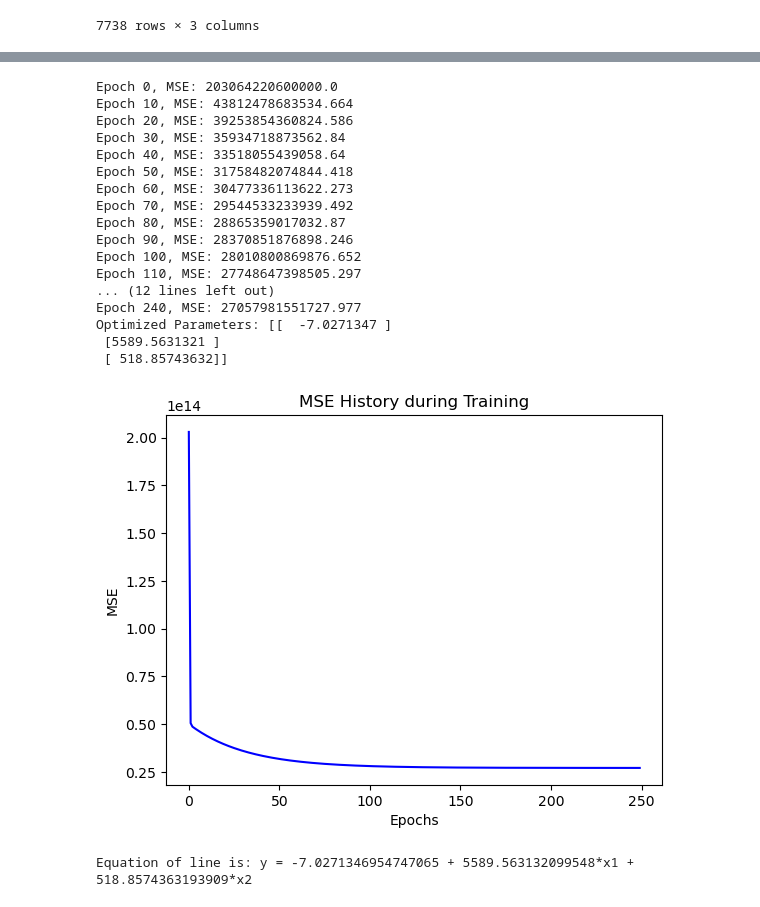
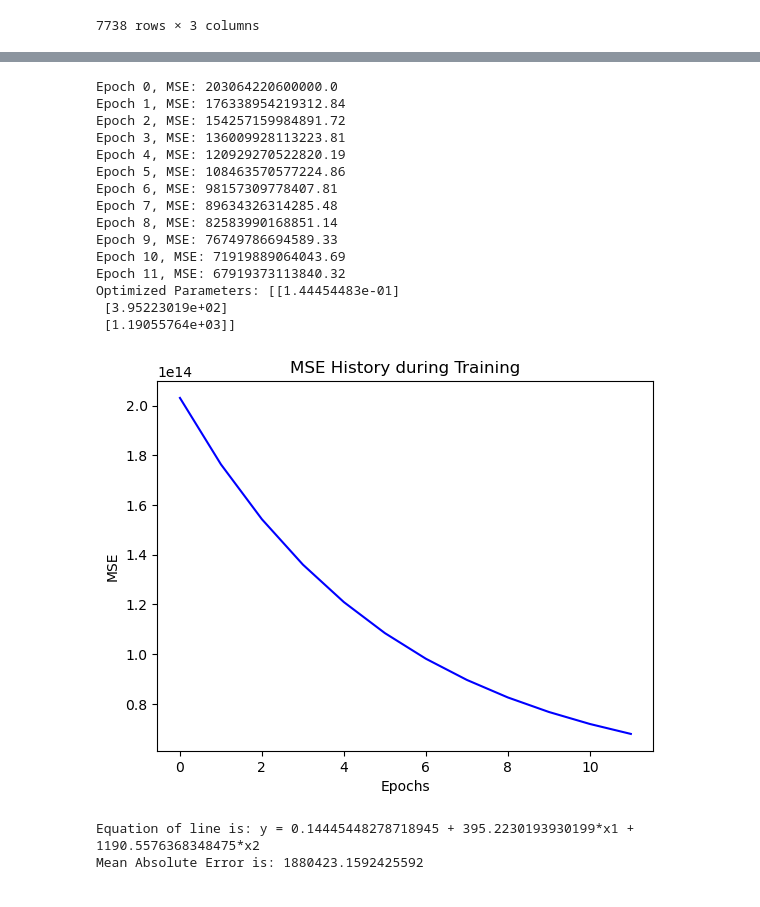
Before and after one commit to Abhishek7415/IA, a Jupyter notebook: Untitled - Copy.ipynb, the cells around one changed output, grey strips where cells are left out. Cells and saved outputs as stored; diff of their text form; code cells hidden in the pictures.

```diff
--- a/Untitled - Copy.ipynb
+++ b/Untitled - Copy.ipynb
@@ -25,7 +25,7 @@ data_use
 # %%
 #Splitting dataset for training and testing
 train_data = data_use.iloc[0:500]
-test_data = data_use.iloc[5700:5750]
+test_data = data_use.iloc[5700:5850]
 
 # making target vaue and variables to do linear regression
 X = train_data[['area']]
@@ -160,7 +160,7 @@ def gradient_descent(X, y, learning_rate=0.00001, epochs=1000, convergence_thres
             break
 
         # Print the cost at every iteration
-        if epoch % 1 == 0:
+        if epoch % 100 == 0:
             print(f'Epoch {epoch}, MSE: {MSE}')
 
     return theta, cost_history
@@ -191,8 +191,8 @@ y = np.array(train_data['price'].iloc[0:500]).reshape(-1, 1)
 X_b = np.c_[np.ones((len(X), 1)), X]
 
 # Set hyperparameters
-learning_rate = 0.0000001  # Reduced learning rate
-epochs = 15
+learning_rate = 0.00000001  # Reduced learning rate
+epochs = 13
 
 # Perform gradient descent
 theta, cost_history = gradient_descent(X_b, y, learning_rate, epochs)
@@ -211,5 +211,8 @@ plot_regression_line(X_test, Y_test, theta)
 plot_cost_history(cost_history)
 
 print(f'Equation of line is: y ={float(theta[0])} + {float(theta[1])}*x')
+errors = (abs(test_data['price'] - (theta[0] + theta[1]*np.array(test_data['area']))))
+mae = np.mean(errors)
+print(f'Mean Absolute Error is: {mae}')
 # %% [output]
 Epoch 0, MSE: 203064220600000.0
@@ -279,57 +269,69 @@ def gradient_descent(X, y, learning_rate=0.01, epochs=1000, convergence_threshol
             break
 
         # Print the cost every 100 iterations
-        if epoch % 10 == 0:
+        if epoch % 1 == 0:
             print(f'Epoch {epoch}, MSE: {cost}')
 
     return theta, cost_history
 
 def plot_cost_history(cost_history):
     plt.plot(range(len(cost_history)), cost_history, color='blue')
     plt.xlabel('Epochs')
     plt.ylabel('MSE')
     plt.title('MSE History during Training')
     plt.show()
 
 # Example usage with your data:
 # Assuming you have the 'area' and 'Price_sqft' columns in the 'train_data' DataFrame
 X = np.array(train_data[['area', 'Price_sqft']].iloc[0:500])
 y = np.array(train_data['price'].iloc[0:500]).reshape(-1, 1)
 
 # Add a bias term to the input features
 X_b = np.c_[np.ones((len(X), 1)), X]
 
 # Set hyperparameters
-learning_rate = 0.00000001
-epochs = 250
+learning_rate = 0.000000001
+epochs = 12
 
 # Perform gradient descent
 theta, cost_history = gradient_descent(X_b, y, learning_rate, epochs)
 
 # Print the optimized parameters
 print('Optimized Parameters:', theta)
 
 # Plot the cost history
 plot_cost_history(cost_history)
 
+# Assuming you have already defined X_test as follows
+X_test = np.c_[np.ones((len(test_data), 1)), test_data[['area', 'Price_sqft']]]
+
+# Assuming you have already calculated the 'reg_line' using the optimized parameters and X_test
+reg_line = np.dot(X_test, theta)
+
+# Calculate the Mean Absolute Error (MAE)
+errors = np.abs(test_data['price'].values - reg_line.flatten())
+mae = np.mean(errors)
+
+# reg_line = theta[0] + theta[1]*np.array(test_data['area']) + theta[2]*np.array(test_data['Price_sqft'])
+
 print(f'Equation of line is: y = {float(theta[0])} + {float(theta[1])}*x1 + {float(theta[2])}*x2')
+print(f'Mean Absolute Error is: {mae}')
 # %% [output]
 Epoch 0, MSE: 203064220600000.0
-Epoch 10, MSE: 43812478683534.664
-Epoch 20, MSE: 39253854360824.586
-Epoch 30, MSE: 35934718873562.84
-Epoch 40, MSE: 33518055439058.64
-Epoch 50, MSE: 31758482074844.418
-Epoch 60, MSE: 30477336113622.273
-Epoch 70, MSE: 29544533233939.492
-Epoch 80, MSE: 28865359017032.87
-Epoch 90, MSE: 28370851876898.246
-Epoch 100, MSE: 28010800869876.652
-Epoch 110, MSE: 27748647398505.297
-... (12 lines left out)
-Epoch 240, MSE: 27057981551727.977
-Optimized Parameters: [[  -7.0271347 ]
- [5589.5631321 ]
- [ 518.85743632]]
+Epoch 1, MSE: 176338954219312.84
+Epoch 2, MSE: 154257159984891.72
+Epoch 3, MSE: 136009928113223.81
+Epoch 4, MSE: 120929270522820.19
+Epoch 5, MSE: 108463570577224.86
+Epoch 6, MSE: 98157309778407.81
+Epoch 7, MSE: 89634326314285.48
+Epoch 8, MSE: 82583990168851.14
+Epoch 9, MSE: 76749786694589.33
+Epoch 10, MSE: 71919889064043.69
+Epoch 11, MSE: 67919373113840.32
+Optimized Parameters: [[1.44454483e-01]
+ [3.95223019e+02]
+ [1.19055764e+03]]
-[figure, old version]
+[figure, new version]
-Equation of line is: y = -7.0271346954747065 + 5589.563132099548*x1 + 518.8574363193909*x2
+Equation of line is: y = 0.14445448278718945 + 395.2230193930199*x1 + 1190.5576368348475*x2
+Mean Absolute Error is: 1880423.1592425592
```
Also changed, not shown: parts of 3 cells of this notebook.
